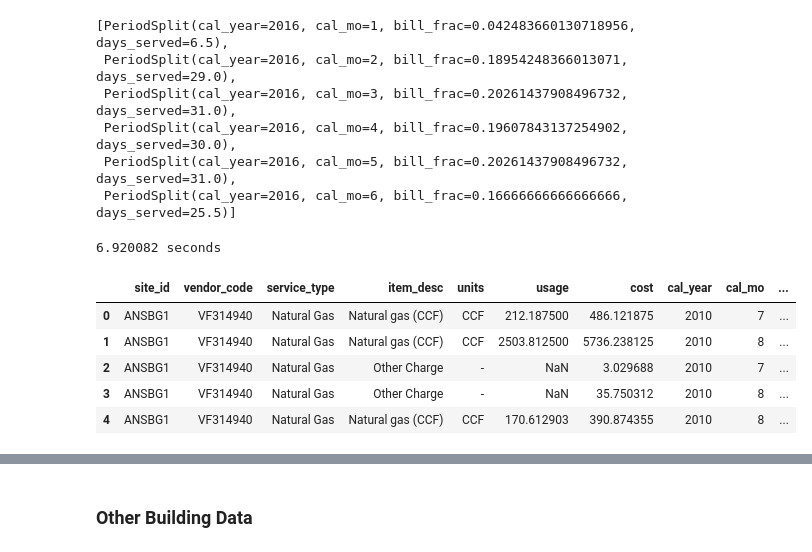
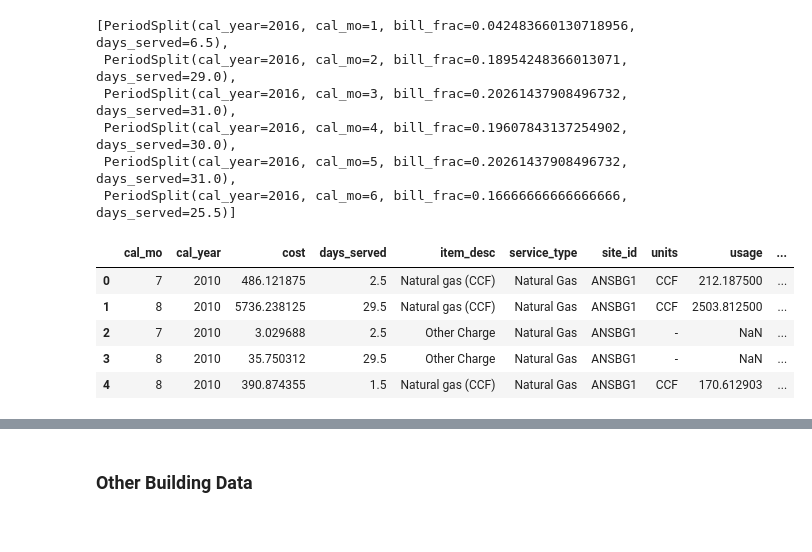
Before and after one commit to alanmitchell/fnsb-benchmark, a Jupyter notebook: preprocess_data.ipynb, the cells around one changed output, grey strips where cells are left out. Drawn from its saved outputs; the diff is of its cells as text; code cells hidden in the pictures.

```diff
--- a/preprocess_data.ipynb
+++ b/preprocess_data.ipynb
@@ -127,39 +132,35 @@ split_period('2016-01-25', '2016-06-26')
  PeriodSplit(cal_year=2016, cal_mo=6, bill_frac=0.16666666666666666, days_served=25.5)]
 # %%
 # Split all the rows into calendar month pieces and make a new DataFrame
-
-start = time.time()
 recs=[]
 for ix, row in dfu1.iterrows():
-    st = row['from_dt']
-    en = row['thru_dt']
-    row_tmpl = row.drop(labels=['from_dt', 'thru_dt'])
+    # it is *much* faster to modify a dictionary than a Pandas series
+    row_tmpl = row.to_dict()
+
+    # Pull out start and end of billing period; don't need them anymore after
+    # doing split-up of billing period across months.
+    st = row_tmpl['from_dt']
+    en = row_tmpl['thru_dt']
+    del row_tmpl['from_dt']
+    del row_tmpl['thru_dt']
+
     for piece in split_period(st, en):
         new_row = row_tmpl.copy()
         new_row['cal_year'] = piece.cal_year
         new_row['cal_mo'] = piece.cal_mo
-        if piece.cal_mo <= 6:
-            new_row['fiscal_year'] = piece.cal_year
-            new_row['fiscal_mo'] = piece.cal_mo + 6
-        else:
-            new_row['fiscal_year'] = piece.cal_year + 1
-            new_row['fiscal_mo'] = piece.cal_mo - 6
         new_row['days_served'] = piece.days_served
         new_row['usage'] *= piece.bill_frac
         new_row['cost'] *= piece.bill_frac
-
         recs.append(new_row)
 
 dfu2 = pd.DataFrame(recs, index=range(len(recs)))
-print('{:2f} seconds'.format(time.time() - start))
 
 dfu2.to_csv('dfu2.csv')
 dfu2.head()
 # %% [output]
-6.920082 seconds
-|  | site_id | vendor_code | service_type | item_desc | units | usage | cost | cal_year | cal_mo | ... |
-| 0 | ANSBG1 | VF314940 | Natural Gas | Natural gas (CCF) | CCF | 212.187500 | 486.121875 | 2010 | 7 | ... |
-| 1 | ANSBG1 | VF314940 | Natural Gas | Natural gas (CCF) | CCF | 2503.812500 | 5736.238125 | 2010 | 8 | ... |
-| 2 | ANSBG1 | VF314940 | Natural Gas | Other Charge | - | NaN | 3.029688 | 2010 | 7 | ... |
-| 3 | ANSBG1 | VF314940 | Natural Gas | Other Charge | - | NaN | 35.750312 | 2010 | 8 | ... |
-| 4 | ANSBG1 | VF314940 | Natural Gas | Natural gas (CCF) | CCF | 170.612903 | 390.874355 | 2010 | 8 | ... |
+|  | cal_mo | cal_year | cost | days_served | item_desc | service_type | site_id | units | usage | ... |
+| 0 | 7 | 2010 | 486.121875 | 2.5 | Natural gas (CCF) | Natural Gas | ANSBG1 | CCF | 212.187500 | ... |
+| 1 | 8 | 2010 | 5736.238125 | 29.5 | Natural gas (CCF) | Natural Gas | ANSBG1 | CCF | 2503.812500 | ... |
+| 2 | 7 | 2010 | 3.029688 | 2.5 | Other Charge | Natural Gas | ANSBG1 | - | NaN | ... |
+| 3 | 8 | 2010 | 35.750312 | 29.5 | Other Charge | Natural Gas | ANSBG1 | - | NaN | ... |
+| 4 | 8 | 2010 | 390.874355 | 1.5 | Natural gas (CCF) | Natural Gas | ANSBG1 | CCF | 170.612903 | ... |
```
Also changed, not shown: parts of 7 cells of this notebook.
